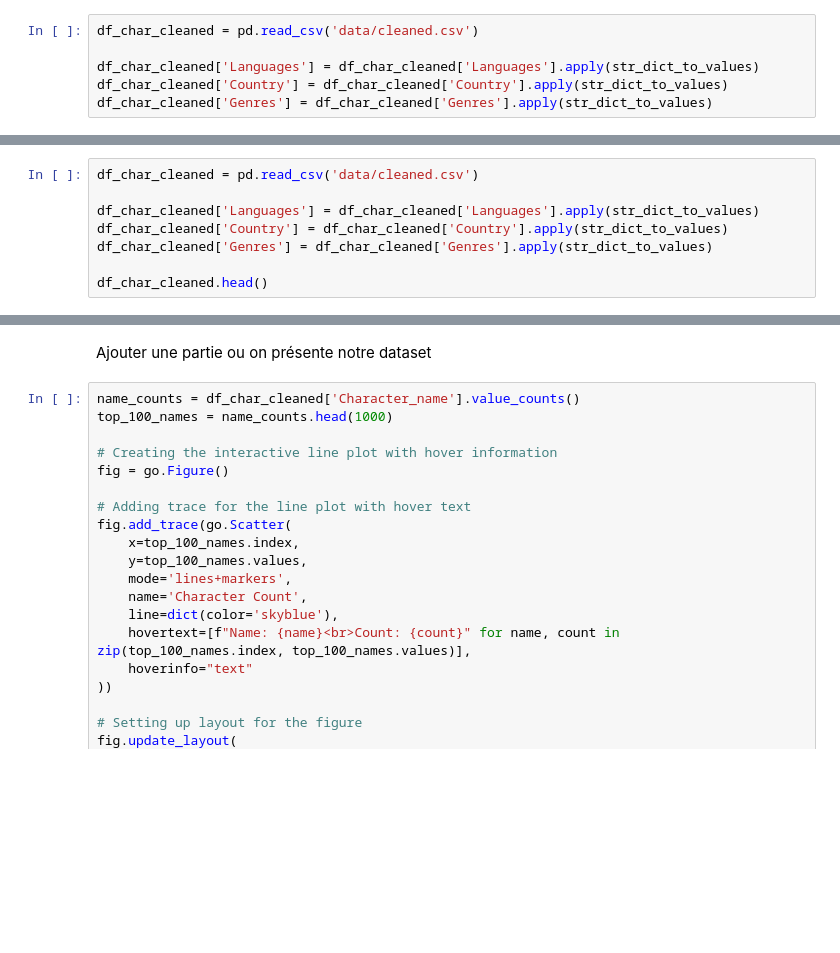
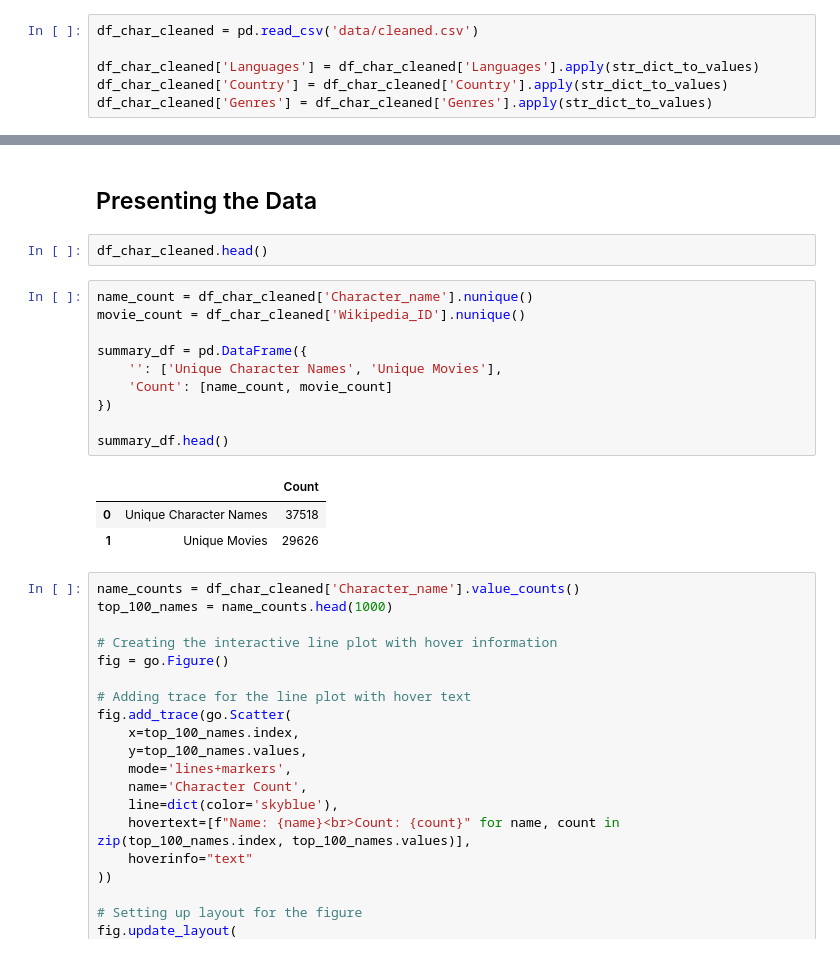
Before and after one commit to epfl-ada/ada-2024-project-adadasurmonbidet2024, a Jupyter notebook: results.ipynb, the cells around one changed output, grey strips where cells are left out. Saved outputs shown, nothing was run; the diff lists cells and outputs as text; blank space fills up the shorter version.

```diff
--- a/results.ipynb
+++ b/results.ipynb
@@ -26,8 +16,0 @@ df_char_cleaned['Genres'] = df_char_cleaned['Genres'].apply(str_dict_to_values)
-# %%
-df_char_cleaned = pd.read_csv('data/cleaned.csv')
-
-df_char_cleaned['Languages'] = df_char_cleaned['Languages'].apply(str_dict_to_values)
-df_char_cleaned['Country'] = df_char_cleaned['Country'].apply(str_dict_to_values)
-df_char_cleaned['Genres'] = df_char_cleaned['Genres'].apply(str_dict_to_values)
-
-df_char_cleaned.head()
@@ -41,5 +17,21 @@ df_char_cleaned.head()
-# %% [markdown]
-Ajouter une partie ou on présente notre dataset
+# %% [markdown]
+## Presenting the Data
+# %%
+df_char_cleaned.head()
+# %%
+name_count = df_char_cleaned['Character_name'].nunique()
+movie_count = df_char_cleaned['Wikipedia_ID'].nunique()
+
+summary_df = pd.DataFrame({
+    '': ['Unique Character Names', 'Unique Movies'],
+    'Count': [name_count, movie_count]
+})
+
+summary_df.head()
+# %% [output]
+|  |  | Count |
+| 0 | Unique Character Names | 37518 |
+| 1 | Unique Movies | 29626 |
 # %%
 name_counts = df_char_cleaned['Character_name'].value_counts()
 top_100_names = name_counts.head(1000)
```
Also changed, not shown: parts of 4 cells of this notebook.
